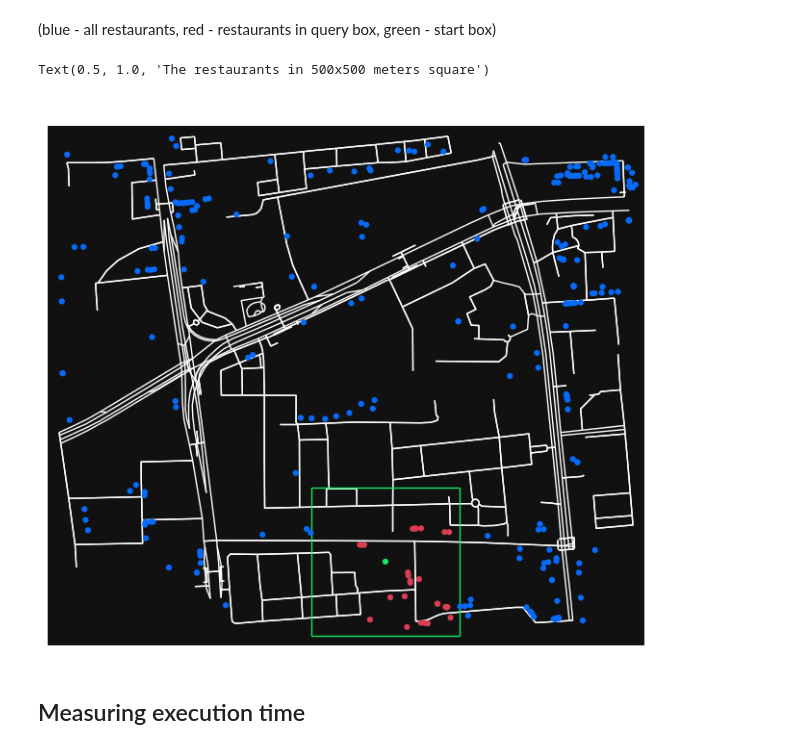
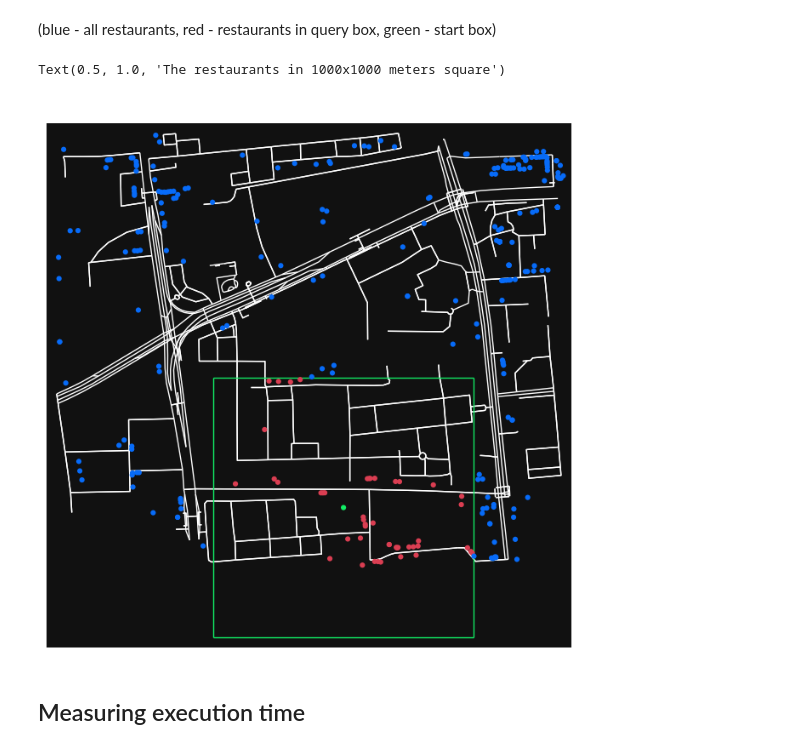
Before and after one commit to GarlicRoll/Data-Science-And-Algorithms, a Jupyter notebook: Lab2.ipynb, the cells around one changed output. Drawn from its saved outputs; the diff is of its cells as text; code cells hidden in the pictures.

```diff
--- a/Lab2.ipynb
+++ b/Lab2.ipynb
@@ -367,6 +400,7 @@ Text(0.5, 1.0, 'Nearest ATM around Central Building of BIT')
 Query point and range and type of the point
 # %%
 query_point = Point(39.955, 116.310)
-query_range = Rectangle(query_point, 500)
+# If I understood correctly, the radius is 500 meters. This means that I need a square with a side of 1000 meters.
+query_range = Rectangle(query_point, 1000)
 type_regex_str = "5"
 # %% [markdown]
@@ -503,10 +537,10 @@ for e in G.edges():
 (blue - all restaurants, red - restaurants in query box, green - start box)
 # %%
 fig, ax = ox.plot_graph(G, node_color=node_color, node_size=20, show=False, close=False, edge_color=edge_color)
-ax.set_title("The restaurants in 500x500 meters square", color="white")
+ax.set_title("The restaurants in 1000x1000 meters square", color="white")
 # %% [output]
-Text(0.5, 1.0, 'The restaurants in 500x500 meters square')
+Text(0.5, 1.0, 'The restaurants in 1000x1000 meters square')
-[figure, old version]
+[figure, new version]
 # %% [markdown]
 ## Measuring execution time
 # %% [markdown]
```
Also changed, not shown: parts of 9 cells of this notebook, 1 other file.
